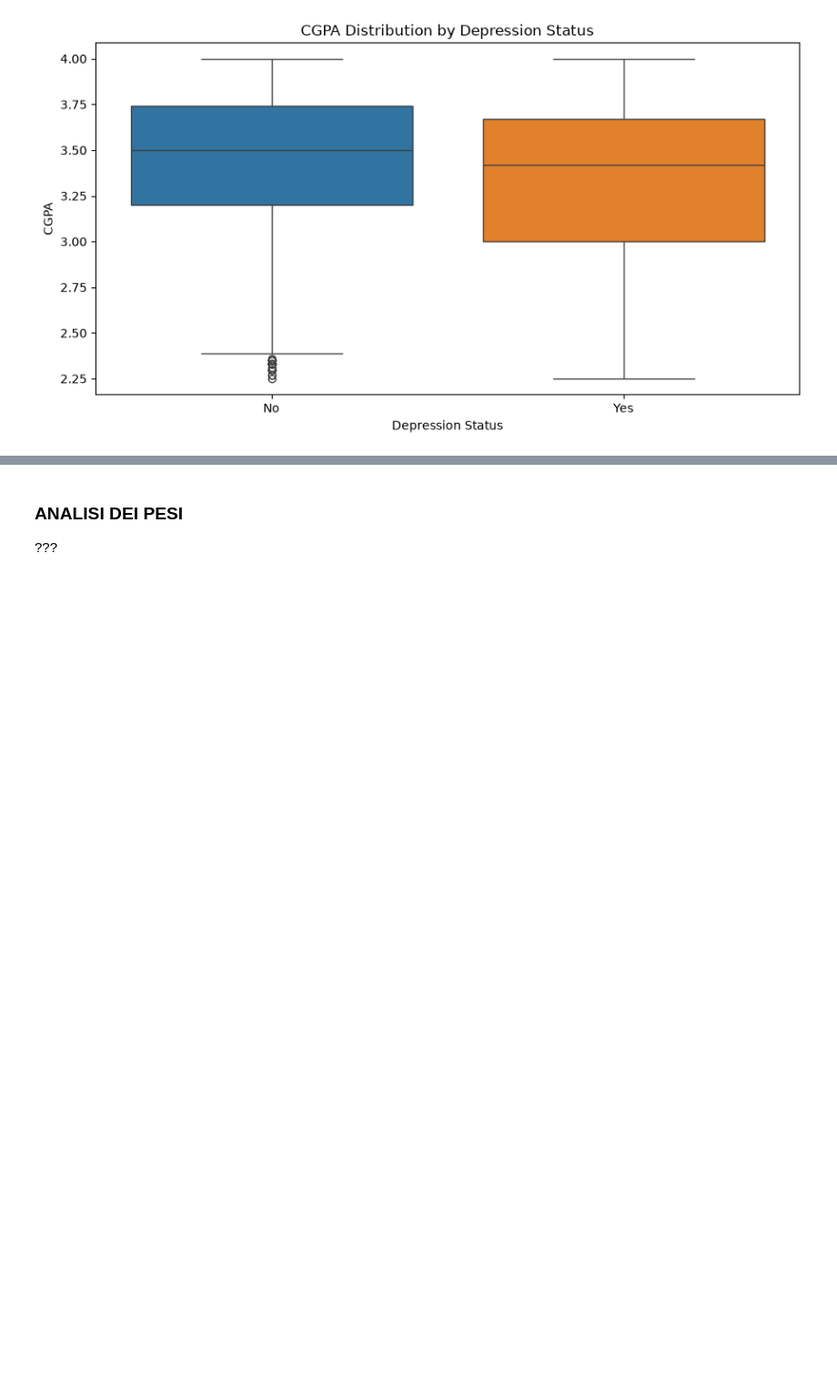
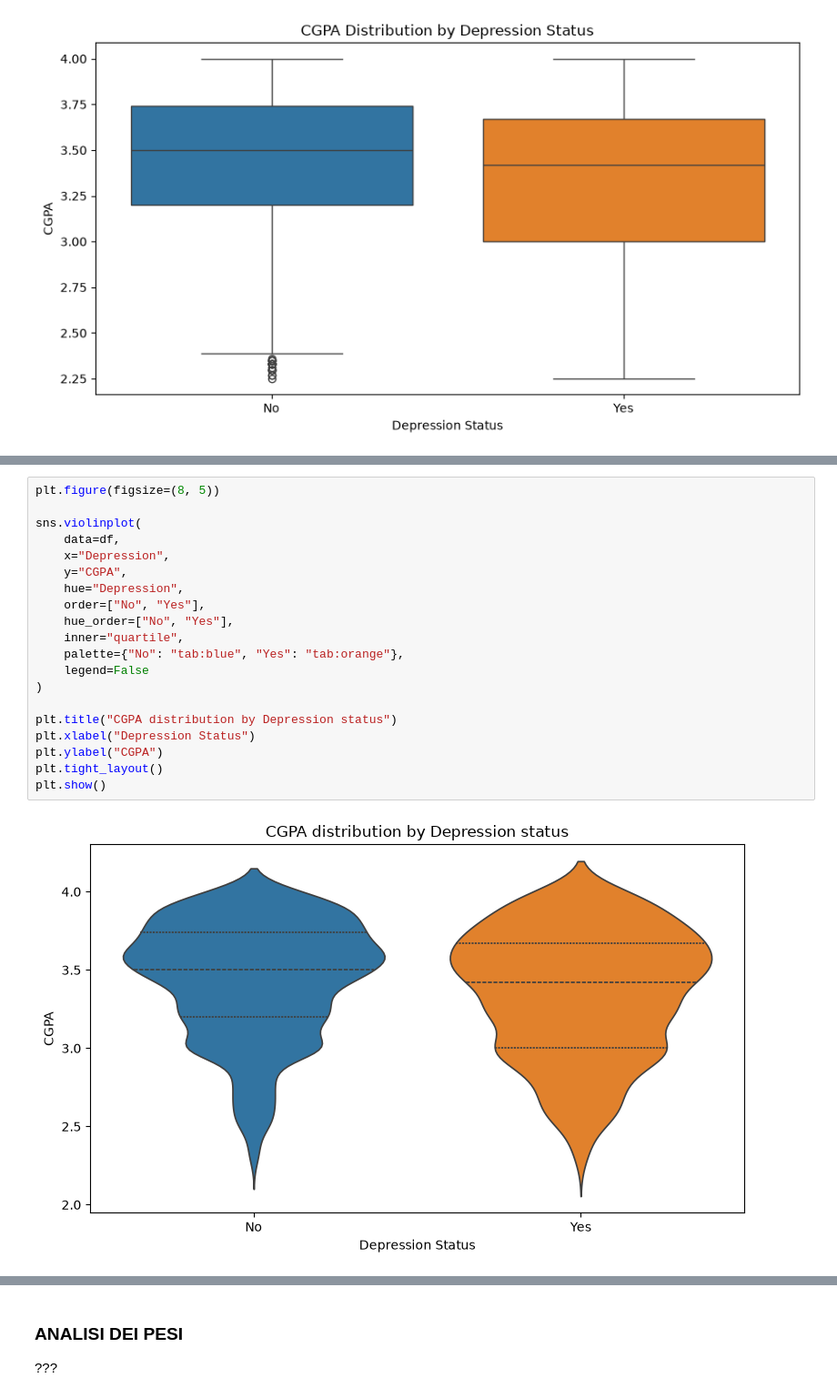
Before and after one commit to DinuIustinAdrian/final_project_data_science, a Jupyter notebook: Student_depression.ipynb, the cells around one changed output, grey strips where cells are left out. Shown at 91% size. Cells and saved outputs as stored; diff of their text form; blank space fills up the shorter version.

```diff
--- a/Student_depression.ipynb
+++ b/Student_depression.ipynb
@@ -284,3 +423,25 @@ plt.show()
+# %%
+plt.figure(figsize=(8, 5))
+
+sns.violinplot(
+    data=df,
+    x="Depression",
+    y="CGPA",
+    hue="Depression",
+    order=["No", "Yes"],
+    hue_order=["No", "Yes"],
+    inner="quartile",
+    palette={"No": "tab:blue", "Yes": "tab:orange"},
+    legend=False
+)
+
+plt.title("CGPA distribution by Depression status")
+plt.xlabel("Depression Status")
+plt.ylabel("CGPA")
+plt.tight_layout()
+plt.show()
+# %% [output]
+[figure, added]
 # %%
 categorical_columns = [
     "Gender",
```
Also changed, not shown: parts of 21 cells of this notebook.
